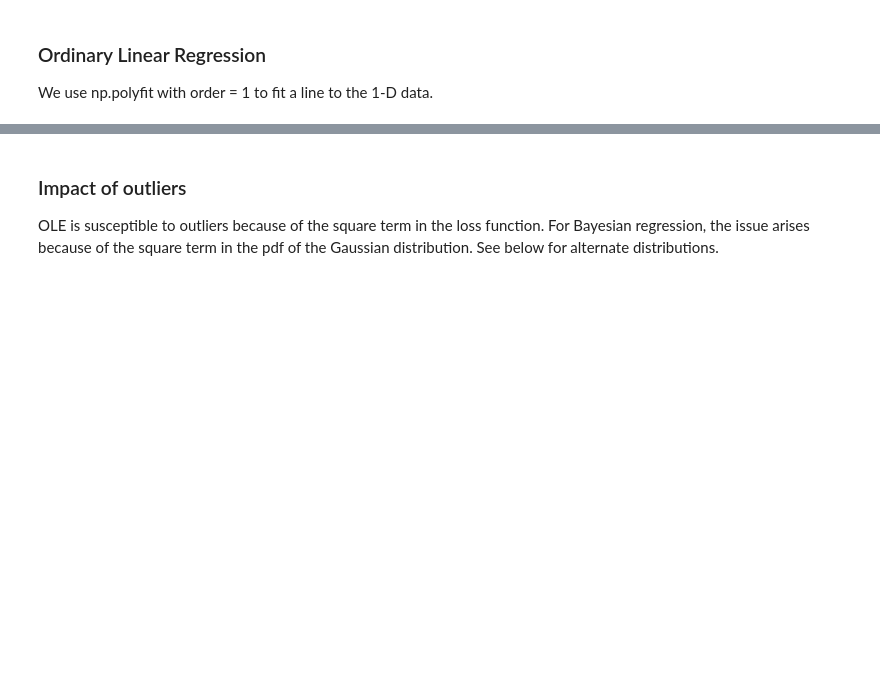
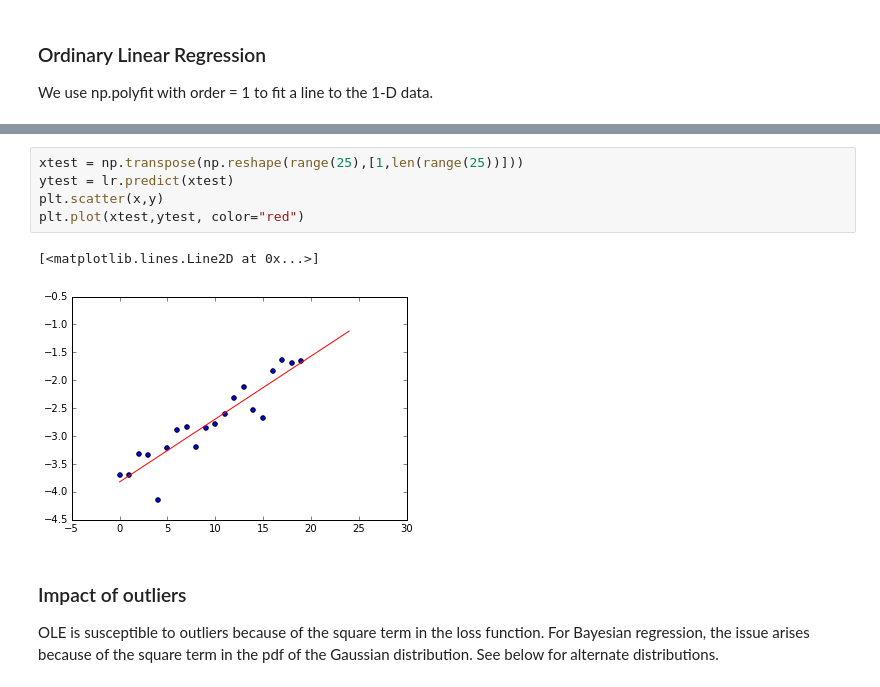
Before and after one commit to ubdsgroup/mlcourse-ub-notebooks, a Jupyter notebook: notebooks/LinearSystems.ipynb, the cells around one changed output, grey strips where cells are left out. Drawn from its saved outputs; the diff is of its cells as text; blank space fills up the shorter version.

```diff
--- a/notebooks/LinearSystems.ipynb
+++ b/notebooks/LinearSystems.ipynb
@@ -89,3 +106,11 @@ plt.plot(r_x, r_y, color="red")
+# %%
+xtest = np.transpose(np.reshape(range(25),[1,len(range(25))]))
+ytest = lr.predict(xtest)
+plt.scatter(x,y)
+plt.plot(xtest,ytest, color="red")
+# %% [output]
+[<matplotlib.lines.Line2D at 0x...>]
+[figure, added]
 # %% [markdown]
 ### Impact of outliers
 OLE is susceptible to outliers because of the square term in the loss function. For Bayesian regression, the issue arises because of the square term in the pdf of the Gaussian distribution. See below for alternate distributions.
```
Also changed, not shown: parts of 19 cells of this notebook.
